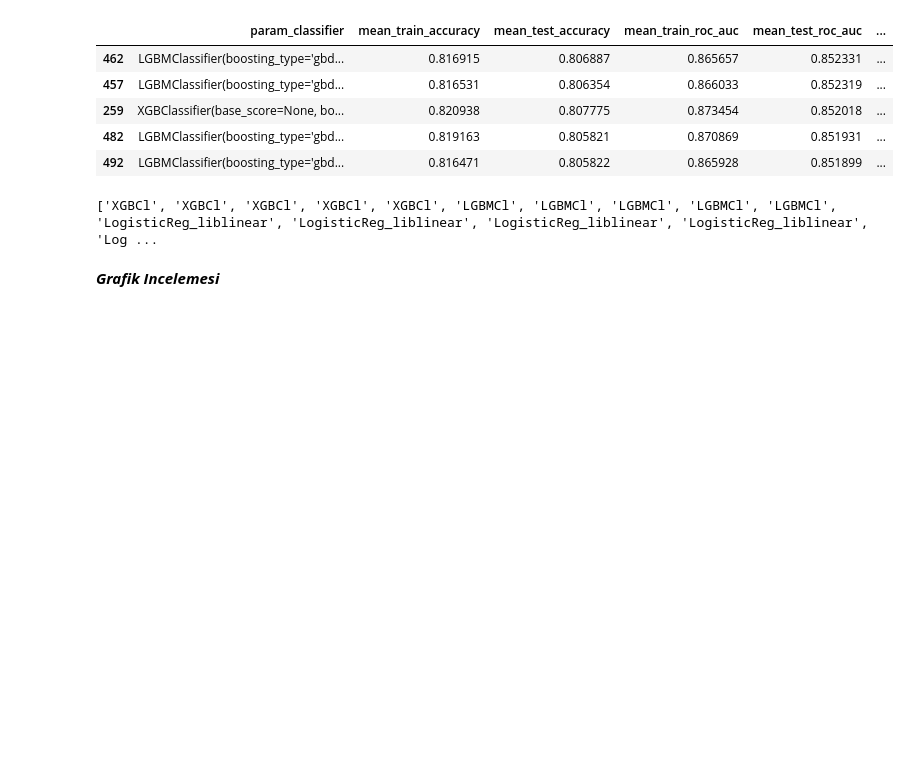
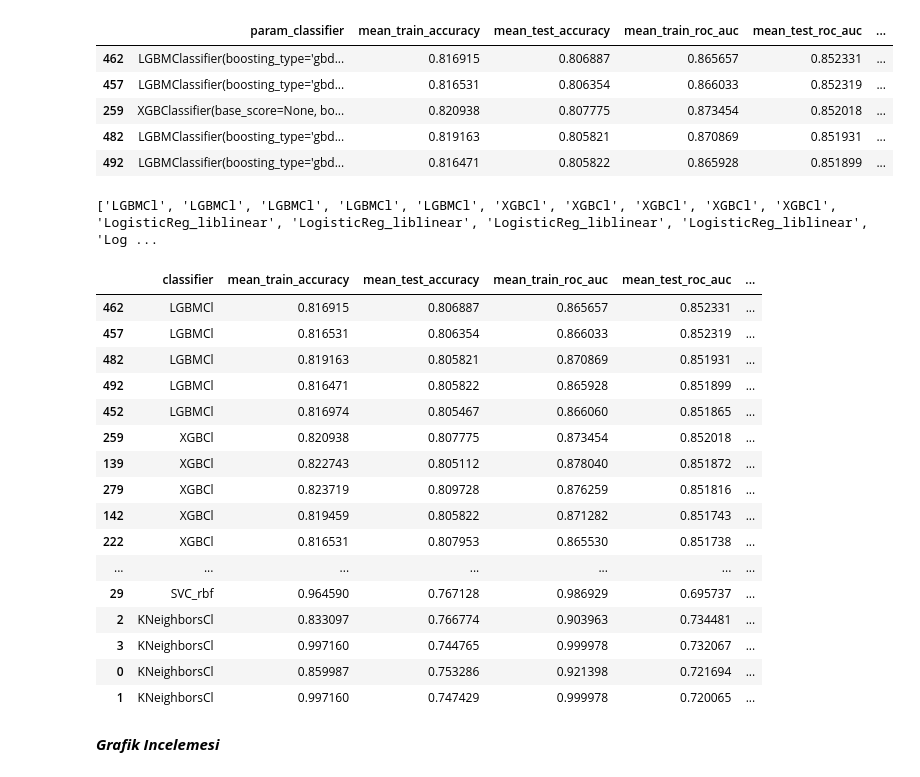
Before and after one commit to ahmetpergamum/datascience, a Jupyter notebook: 10_ml_classification_customer_churn/model_comparison_pipeline.ipynb, the cells around one changed output. Saved outputs shown, nothing was run; the diff lists cells and outputs as text; code cells hidden in the pictures; blank space fills up the shorter version.

```diff
--- a/10_ml_classification_customer_churn/model_comparison_pipeline.ipynb
+++ b/10_ml_classification_customer_churn/model_comparison_pipeline.ipynb
@@ -282,8 +279,8 @@ def get_names(model_df):
 
     return name_list
 
-print(get_names(best_of_classifiers_1))
+print(get_names(best_of_classifiers))
 # %% [output]
-['XGBCl', 'XGBCl', 'XGBCl', 'XGBCl', 'XGBCl', 'LGBMCl', 'LGBMCl', 'LGBMCl', 'LGBMCl', 'LGBMCl', 'LogisticReg_liblinear', 'LogisticReg_liblinear', 'LogisticReg_liblinear', 'LogisticReg_liblinear', 'Log ...
+['LGBMCl', 'LGBMCl', 'LGBMCl', 'LGBMCl', 'LGBMCl', 'XGBCl', 'XGBCl', 'XGBCl', 'XGBCl', 'XGBCl', 'LogisticReg_liblinear', 'LogisticReg_liblinear', 'LogisticReg_liblinear', 'LogisticReg_liblinear', 'Log ...
 # %%
 # adlandirma olmali, grafik gosterimi icin
@@ -291,7 +288,25 @@ best_of_classifiers_1['classifier'] = get_names(best_of_classifiers_1)
 # %%
 # her bir classifier in skor degerlerini incele
-best_of_classifiers_1.loc[:,['classifier','mean_train_accuracy', 'mean_test_accuracy','mean_train_roc_auc',
+best_of_classifiers.loc[:,['classifier','mean_train_accuracy', 'mean_test_accuracy','mean_train_roc_auc',
                              'mean_test_roc_auc','mean_train_f1','mean_test_f1']]
+# %% [output]
+|  | classifier | mean_train_accuracy | mean_test_accuracy | mean_train_roc_auc | mean_test_roc_auc | ... |
+| 462 | LGBMCl | 0.816915 | 0.806887 | 0.865657 | 0.852331 | ... |
+| 457 | LGBMCl | 0.816531 | 0.806354 | 0.866033 | 0.852319 | ... |
+| 482 | LGBMCl | 0.819163 | 0.805821 | 0.870869 | 0.851931 | ... |
+| 492 | LGBMCl | 0.816471 | 0.805822 | 0.865928 | 0.851899 | ... |
+| 452 | LGBMCl | 0.816974 | 0.805467 | 0.866060 | 0.851865 | ... |
+| 259 | XGBCl | 0.820938 | 0.807775 | 0.873454 | 0.852018 | ... |
+| 139 | XGBCl | 0.822743 | 0.805112 | 0.878040 | 0.851872 | ... |
+| 279 | XGBCl | 0.823719 | 0.809728 | 0.876259 | 0.851816 | ... |
+| 142 | XGBCl | 0.819459 | 0.805822 | 0.871282 | 0.851743 | ... |
+| 222 | XGBCl | 0.816531 | 0.807953 | 0.865530 | 0.851738 | ... |
+| ... | ... | ... | ... | ... | ... | ... |
+| 29 | SVC_rbf | 0.964590 | 0.767128 | 0.986929 | 0.695737 | ... |
+| 2 | KNeighborsCl | 0.833097 | 0.766774 | 0.903963 | 0.734481 | ... |
+| 3 | KNeighborsCl | 0.997160 | 0.744765 | 0.999978 | 0.732067 | ... |
+| 0 | KNeighborsCl | 0.859987 | 0.753286 | 0.921398 | 0.721694 | ... |
+| 1 | KNeighborsCl | 0.997160 | 0.747429 | 0.999978 | 0.720065 | ... |
 # %% [markdown]
 ***Grafik Incelemesi***
 # %%
```
Also changed, not shown: parts of 23 cells of this notebook.
